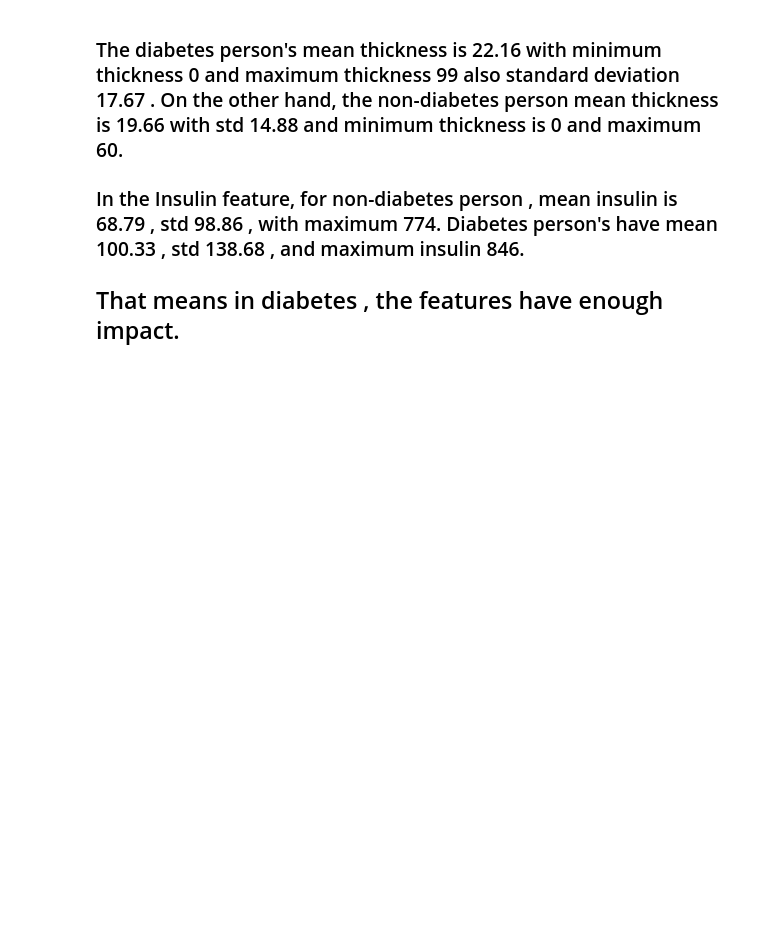
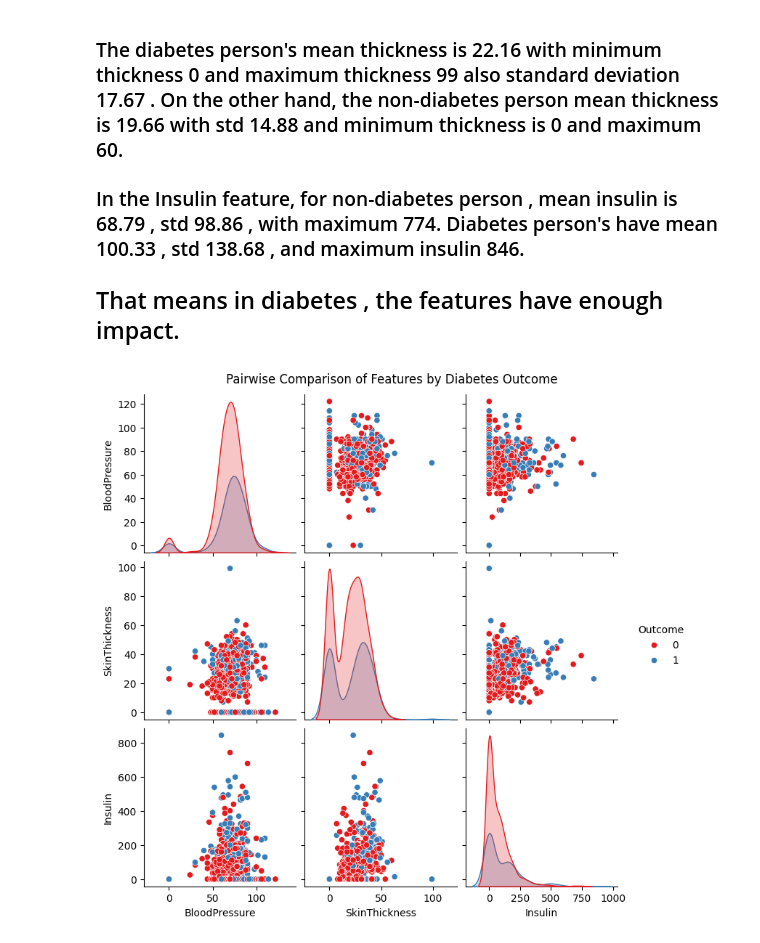
Before and after one commit to dinislamweb/diabetics-prediction-, a Jupyter notebook: diabetes_updated.ipynb, the cells around one changed output. Saved outputs shown, nothing was run; the diff lists cells and outputs as text; code cells hidden in the pictures; blank space fills up the shorter version.

Commit message:
Visualize BloodPressure, SkinThickness, Insulin impact in Diabetes added

```diff
--- a/diabetes_updated.ipynb
+++ b/diabetes_updated.ipynb
@@ -210,3 +210,11 @@ Outcome
 ### The diabetes person's mean thickness is 22.16 with minimum thickness 0 and maximum thickness 99 also standard deviation 17.67 . On the other hand, the non-diabetes person mean thickness is 19.66 with  std 14.88 and minimum thickness is 0 and maximum 60.
 ### In the Insulin feature, for non-diabetes person , mean insulin is 68.79 , std 98.86 , with maximum 774. Diabetes person's have mean 100.33 , std 138.68 , and maximum insulin 846.
 ## That means in diabetes , the features have enough impact.
+# %%
+# Visualize BloodPressure, SkinThickness, Insulin impact in Diabetes
+
+sns.pairplot(df, vars=['BloodPressure', 'SkinThickness', 'Insulin'], hue='Outcome', palette='Set1', diag_kind='kde')
+plt.suptitle('Pairwise Comparison of Features by Diabetes Outcome', y=1.02)
+plt.show()
+# %% [output]
+[figure, added]
```
